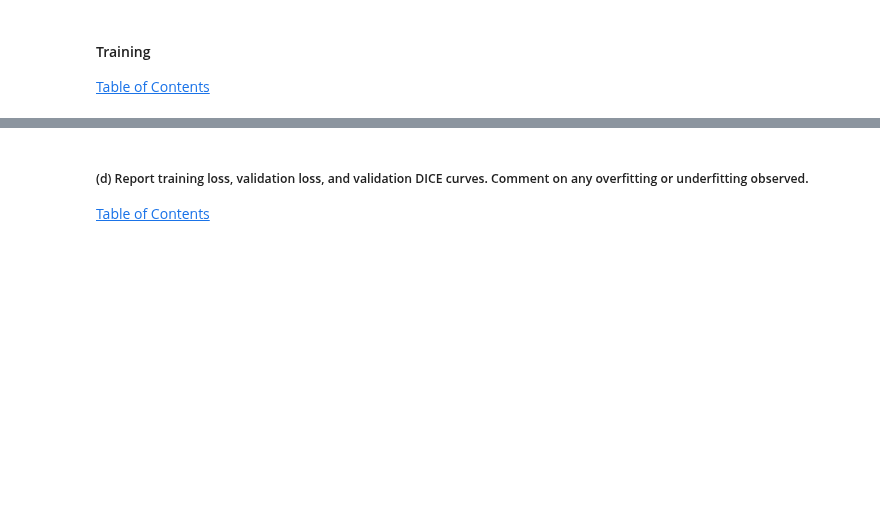
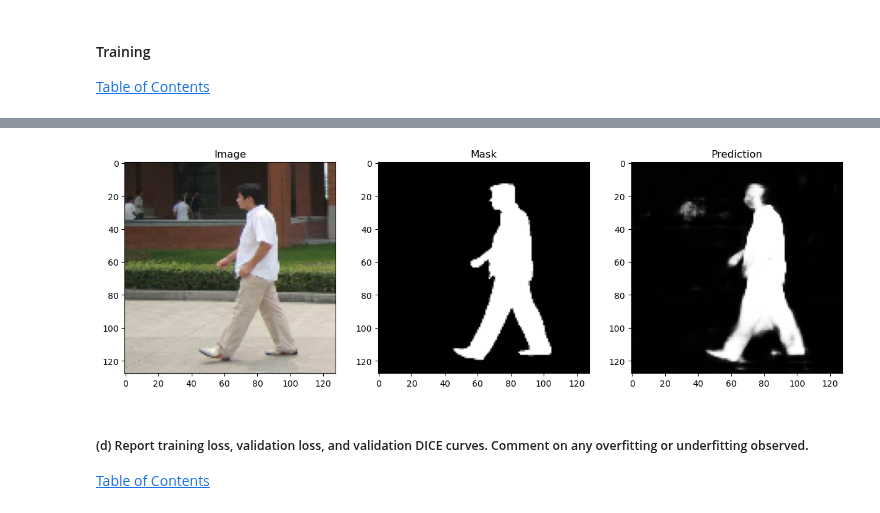
Before and after one commit to Alaqian/ECE-GY-6123-Image-and-Video-Processing, a Jupyter notebook: CA04/aaz7118-CA04.ipynb, the cells around one changed output, grey strips where cells are left out. Cells and saved outputs as stored; diff of their text form; code cells hidden in the pictures; blank space fills up the shorter version.

```diff
--- a/CA04/aaz7118-CA04.ipynb
+++ b/CA04/aaz7118-CA04.ipynb
@@ -155,10 +153,10 @@ class UNET(nn.Module):
 
     def _Conv_BN_ReLU(self, in_channels, out_channels):
         return nn.Sequential(
-            nn.Conv2d(in_channels, out_channels, kernel_size=3),
+            nn.Conv2d(in_channels, out_channels, kernel_size=3, padding='same'),
             nn.BatchNorm2d(out_channels),
             nn.ReLU(inplace=True),
-            nn.Conv2d(out_channels, out_channels, kernel_size=3),
+            nn.Conv2d(out_channels, out_channels, kernel_size=3, padding='same'),
             nn.BatchNorm2d(out_channels),
             nn.ReLU(inplace=True)
         )
@@ -168,7 +166,7 @@ class UNET(nn.Module):
         x2 = self.Downsample1(x1) # 16x128x128 -> 16x64x64
         x3 = self.Conv_BN_ReLU2(x2) # 16x64x64 -> 32x64x64
         x4 = self.Downsample2(x3) # 32x64x64 -> 32x32x32
-        x5 = self.Conv_BN_ReLU3(x4) # 32x32x32 -> 32x32x32
+        x5 = self.Conv_BN_ReLU3(x4) # 32x32x32 -> 32x32x32\
         x6 = self.Upsample1(x5) # 32x32x32 -> 32x64x64
         x7 = torch.cat((x6, x3), dim=1) # 32x64x64 + 32x64x64 -> 64x64x64
         x8 = self.Conv_BN_ReLU4(x7) # 64x64x64 -> 16x64x64
@@ -262,3 +290,25 @@ else:
+# %%
+# Use the model on the test set and visualize the results
+model.eval()
+with torch.no_grad():
+    image, mask = next(iter(test_loader))
+    image = image.to(device)
+    mask = mask.to(device)
+    pred = model(image)
+    pred = pred.cpu().numpy()
+    mask = mask.cpu().numpy()
+    image = image.cpu().numpy()
+    pred = np.squeeze(pred, axis=1)
+    fig, ax = plt.subplots(1, 3, figsize=(15, 15))
+    ax[0].imshow(image[0].transpose(1, 2,0))
+    ax[0].set_title("Image")
+    ax[1].imshow(mask[0], cmap="gray")
+    ax[1].set_title("Mask")
+    ax[2].imshow(pred[0], cmap="gray")
+    ax[2].set_title("Prediction")
+    plt.show()
+# %% [output]
+[figure, added]
 # %% [markdown]
 <a id='p1d'></a>
 ##### (d) Report training loss, validation loss, and validation DICE curves. Comment on any overfitting or underfitting observed.
```
Also changed, not shown: parts of 3 cells of this notebook, 6 other files.
